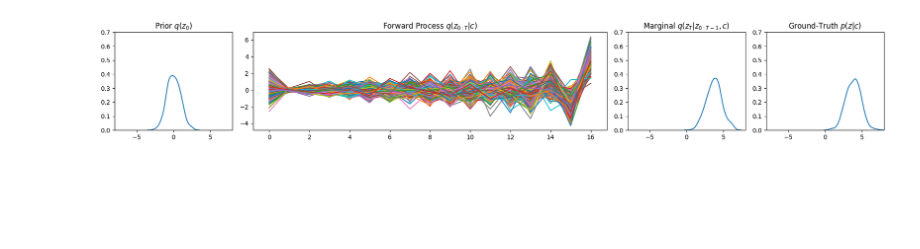
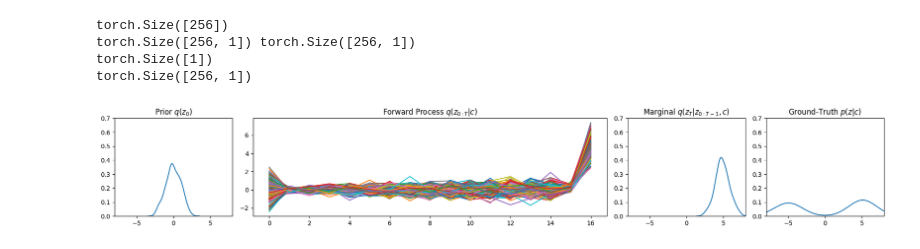
Before and after one commit to ChickNCurry/dvi-for-bml, a Jupyter notebook: contextual-dvi/exp.ipynb, the cells around one changed output. Cells and saved outputs as stored; diff of their text form; code cells hidden in the pictures; blank space fills up the shorter version.

```diff
--- a/contextual-dvi/exp.ipynb
+++ b/contextual-dvi/exp.ipynb
@@ -66,55 +63,57 @@ torch.save(dis.state_dict(), "model.pth")
 # %%
-import numpy as np
-
 num_samples = 256
 
 # context = torch.ones((z_dim), device=device).unsqueeze(0).repeat(num_samples, 1)  * 3 * math.pi/2
-# context = torch.zeros((z_dim), device=device).unsqueeze(0).repeat(num_samples, 1)
-context = torch.ones((z_dim), device=device).unsqueeze(0).repeat(num_samples, 1) * np.random.rand() * 2 * math.pi
+context = torch.zeros((z_dim), device=device).unsqueeze(0).repeat(num_samples, 1)
+# context = torch.ones((z_dim)).unsqueeze(0).repeat(num_samples, 1) * 6 # * np.random.rand() * 2 * math.pi
 
 p_z_0 = Normal(
     torch.zeros((num_samples, z_dim), device=device),
     torch.ones((num_samples, z_dim), device=device),
 )
 
-p_z_T = contextual_gaussian(context)
+p_z_T = ContextualGMM(context) # contextual_gaussian_sine(context)
 
 dis.eval()
 with torch.no_grad():
-    p_z_forward, z_forward = dis.forward_chain(p_z_0, context)
+    p_z_forward, z_forward = dis.forward_chain(p_z_0, context.to(device))
 
     z_0_samples = z_forward[0].squeeze(1).tolist()
     z_T_samples = z_forward[-1].squeeze(1).tolist()
 
     z_trajectories = [[z[i].cpu().numpy() for z in z_forward] for i in range(num_samples)]
 
-    z_samples = contextual_gaussian(context.cpu()).sample().squeeze(1).tolist()
+    z_samples = p_z_T.sample().squeeze(1).tolist()
 
 fig, ax = plt.subplots(1, 4, figsize=(18, 3), gridspec_kw={'width_ratios': [1, 3, 1, 1]})
 
 sns.kdeplot(z_0_samples, ax=ax[0])
 ax[0].set_title("Prior $q(z_0)$")
 ax[0].set_ylabel(None)
 ax[0].set_xlim(-8, 8)
 ax[0].set_ylim(0, 0.7)
 
 for i in range(num_samples):
     ax[1].plot(z_trajectories[i])
 ax[1].set_title("Forward Process $q(z_{0:T}|c)$")
 
 sns.kdeplot(z_T_samples, ax=ax[2])
 ax[2].set_title("Marginal $q(z_T|z_{0:T-1},c)$")
 ax[2].set_ylabel(None)
 ax[2].set_xlim(-8, 8)
 ax[2].set_ylim(0, 0.7)
 
 sns.kdeplot(z_samples, ax=ax[3])
 ax[3].set_title("Ground-Truth $p(z|c)$")
 ax[3].set_ylabel(None)
 ax[3].set_xlim(-8, 8)
 ax[3].set_ylim(0, 0.7)
 
 plt.tight_layout()
 plt.show()
 # %% [output]
+torch.Size([256])
+torch.Size([256, 1]) torch.Size([256, 1])
+torch.Size([1])
+torch.Size([256, 1])
-[figure, old version]
+[figure, new version]
```
Also changed, not shown: parts of 6 cells of this notebook, 5 other files.
